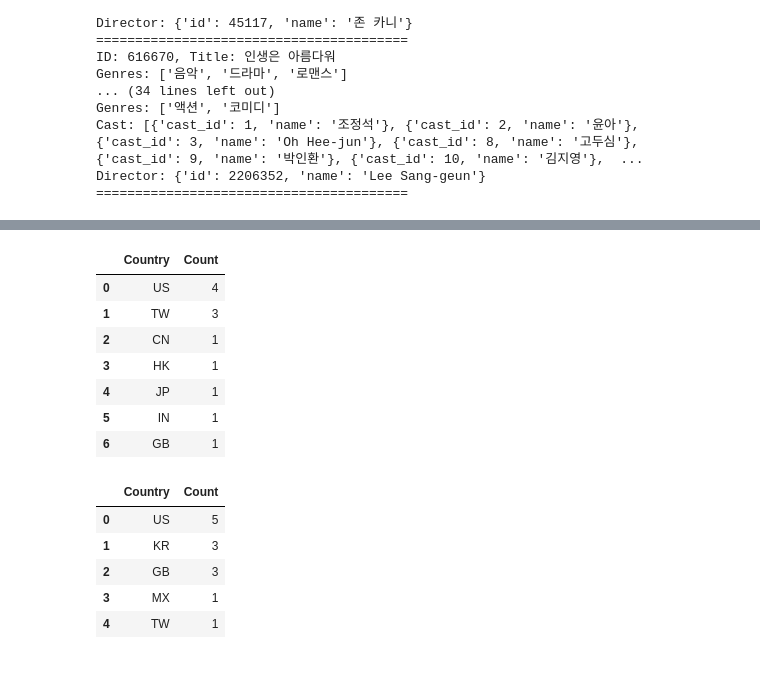
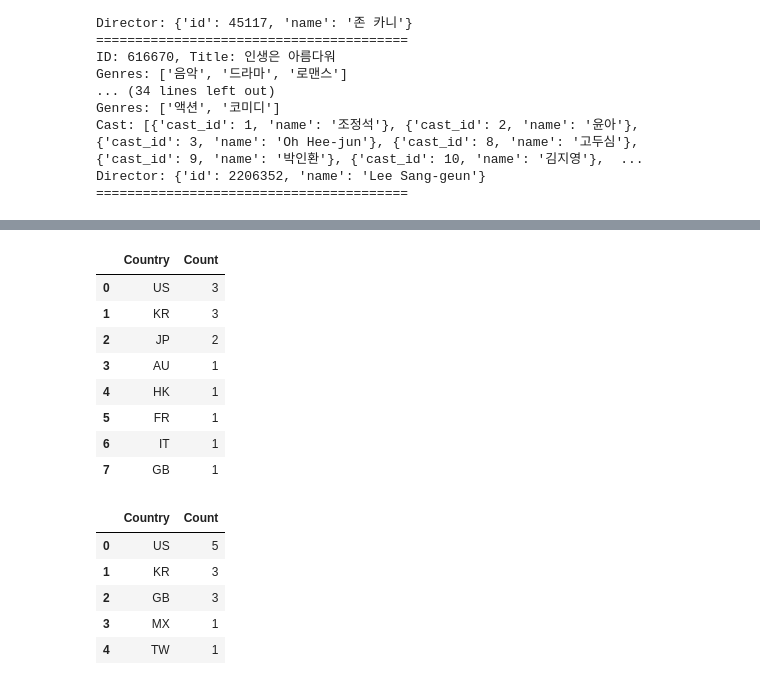
Before and after one commit to DE32-final-team3/mongodb, a Jupyter notebook: tmdb.ipynb, the cells around one changed output, grey strips where cells are left out. Saved outputs shown, nothing was run; the diff lists cells and outputs as text; code cells hidden in the pictures.

```diff
--- a/tmdb.ipynb
+++ b/tmdb.ipynb
@@ -471,7 +471,7 @@ def search_movies(query: str) -> pd.DataFrame:
 async def save_movie_to_db(movie_id: int):
     # MongoDB 연결 설정
     client = AsyncIOMotorClient("mongodb://user:team3@localhost:27017/")
-    engine = AIOEngine(client=client, database="movies_db2")
+    engine = AIOEngine(client=client, database="movies_db4")
 
     # DETAIL API 호출
     detail_url = f"https://api.themoviedb.org/3/movie/{movie_id}?language=ko-KR"
@@ -679,7 +674,7 @@ from motor.motor_asyncio import AsyncIOMotorClient
 
 # MongoDB 연결 설정
 client = AsyncIOMotorClient("mongodb://user:team3@localhost:27017/")
-engine = AIOEngine(client=client, database="movies_db2")
+engine = AIOEngine(client=client, database="movies_db4")
 
 
 # 데이터 가져오기 함수
@@ -711,4 +706,4 @@ async def fetch_movies():
 
 
 # 비동기 실행
-df2 = asyncio.run(fetch_movies())
+df4 = asyncio.run(fetch_movies())
@@ -764,17 +764,18 @@ cast_counts2
 # %%
-all_countries2 = [genre for genres in df2["Country"] for genre in genres]
-country_counts2 = pd.Series(all_countries2).value_counts().reset_index()
-country_counts2.columns = ["Country", "Count"]
-country_counts2
+all_countries4 = [genre for genres in df4["Country"] for genre in genres]
+country_counts4 = pd.Series(all_countries4).value_counts().reset_index()
+country_counts4.columns = ["Country", "Count"]
+country_counts4
 # %% [output]
 |  | Country | Count |
-| 0 | US | 4 |
-| 1 | TW | 3 |
-| 2 | CN | 1 |
-| 3 | HK | 1 |
-| 4 | JP | 1 |
-| 5 | IN | 1 |
-| 6 | GB | 1 |
+| 0 | US | 3 |
+| 1 | KR | 3 |
+| 2 | JP | 2 |
+| 3 | AU | 1 |
+| 4 | HK | 1 |
+| 5 | FR | 1 |
+| 6 | IT | 1 |
+| 7 | GB | 1 |
 # %%
 country_counts
 # %% [output]
```
Also changed, not shown: parts of 7 cells of this notebook.
